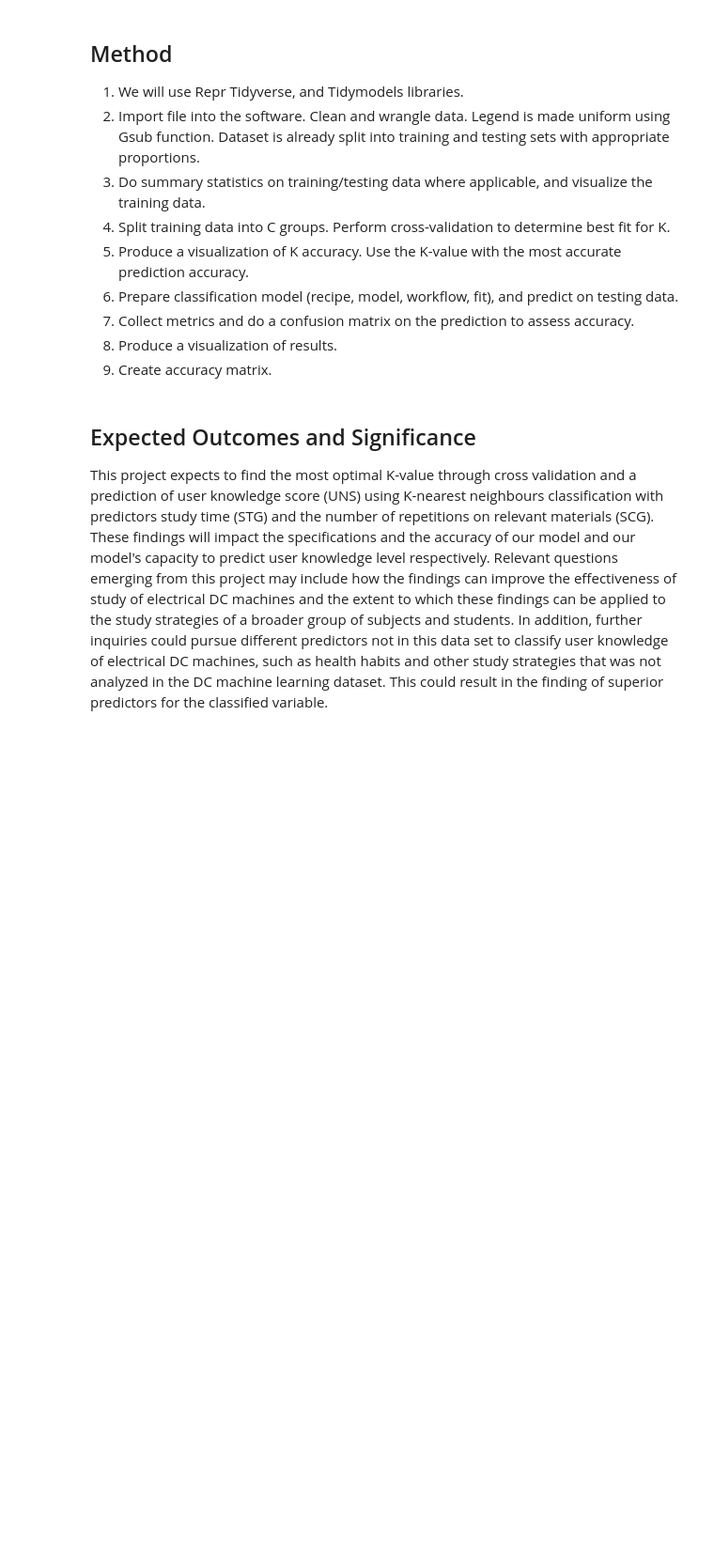
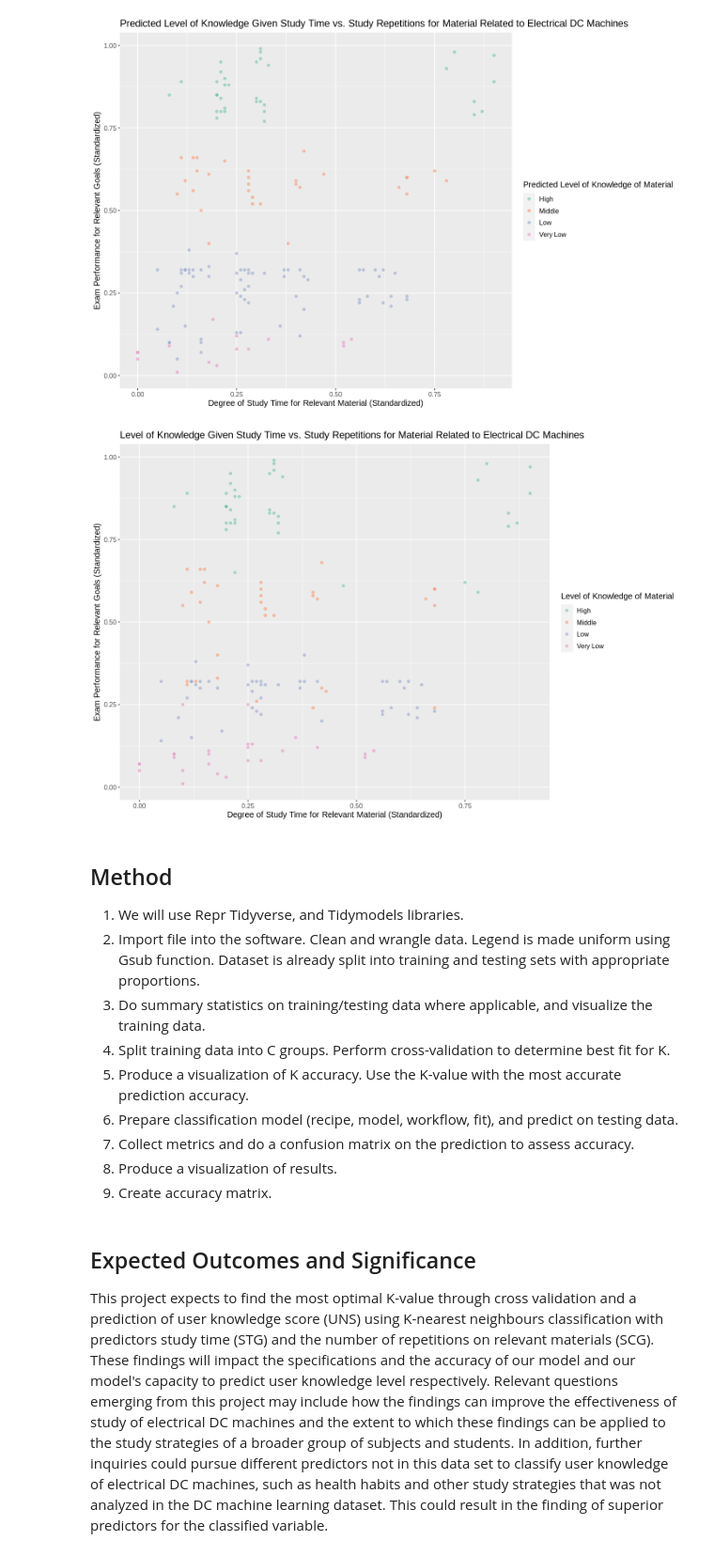
Before and after one commit to abarn275/DSCI_100_44, a Jupyter notebook: project_report.ipynb, the cells around one changed output. Shown at 94% size. Cells and saved outputs as stored; diff of their text form; code cells hidden in the pictures; blank space fills up the shorter version.

```diff
--- a/project_report.ipynb
+++ b/project_report.ipynb
@@ -144,0 +133,27 @@ knowledge_crossval_plot
+# %%
+knowledge_test$UNS <- (factor(knowledge_test$UNS, levels = c('High', 'Middle', 'Low', 'Very Low')))
+knowledge_spec <- nearest_neighbor(weight_func = "rectangular", neighbors = 6) %>%
+                    set_engine("kknn") %>%
+                    set_mode("classification")
+
+knowledge_fit <- workflow() %>%
+                    add_recipe(knowledge_recipe) %>%
+                    add_model(knowledge_spec) %>%
+                    fit(data = knowledge_train)
+
+knowledge_predict <- knowledge_fit %>%
+                    predict(knowledge_test) %>%
+                    bind_cols(knowledge_test)
+
+knowledge_metrics <- knowledge_predict %>%
+                    metrics(truth = UNS, estimate = .pred_class) %>%
+                    filter(.metric == 'accuracy') %>%
+                    select(.estimate) %>%
+                    pull()
+knowledge_metrics
+
+knowledge_conf <- knowledge_fit %>%
+                    predict(knowledge_test) %>%
+                    bind_cols(knowledge_test) %>%
+                    conf_mat(truth = UNS, estimate = .pred_class)
+knowledge_conf
@@ -145,3 +168,24 @@ knowledge_crossval_plot
+# %%
+knowledge_prediction_plot <- ggplot(knowledge_predict, aes(x = STG, y = PEG, color = .pred_class)) +
+    geom_point(alpha = 0.5) +
+    labs(x = 'Degree of Study Time for Relevant Material (Standardized)', y = 'Exam Performance for Relevant Goals (Standardized)', color = 'Predicted Level of Knowledge of Material') +
+    ggtitle("Predicted Level of Knowledge Given Study Time vs. Study Repetitions for Material Related to Electrical DC Machines") +
+    theme(text = element_text(size = 12)) +
+    scale_color_brewer(palette = 'Set2')
+knowledge_prediction_plot
+
+knowledge_test_plot <- ggplot(knowledge_test, aes(x = STG, y = PEG, color = UNS)) +
+    geom_point(alpha = 0.5) +
+    labs(x = 'Degree of Study Time for Relevant Material (Standardized)', y = 'Exam Performance for Relevant Goals (Standardized)', color = 'Level of Knowledge of Material') +
+    ggtitle("Level of Knowledge Given Study Time vs. Study Repetitions for Material Related to Electrical DC Machines") +
+    theme(text = element_text(size = 12)) +
+    scale_color_brewer(palette = 'Set2')
+knowledge_test_plot
+
+#REDO TEST/TRAIN SPLIT?
+# %% [output]
+[figure, added]
+[figure, added]
 # %% [markdown]
 ## Method
 
```
Also changed, not shown: parts of 8 cells of this notebook.
